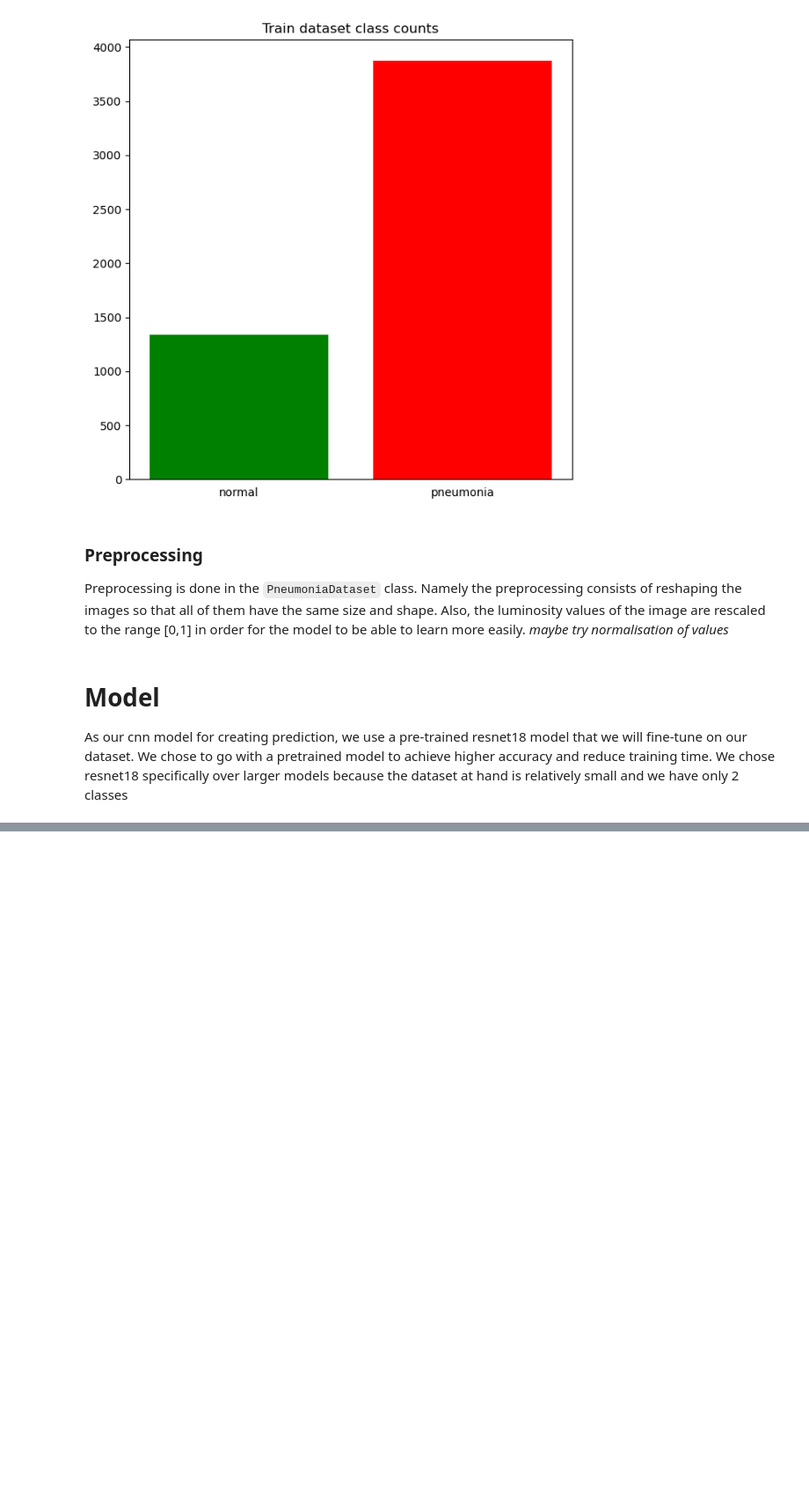
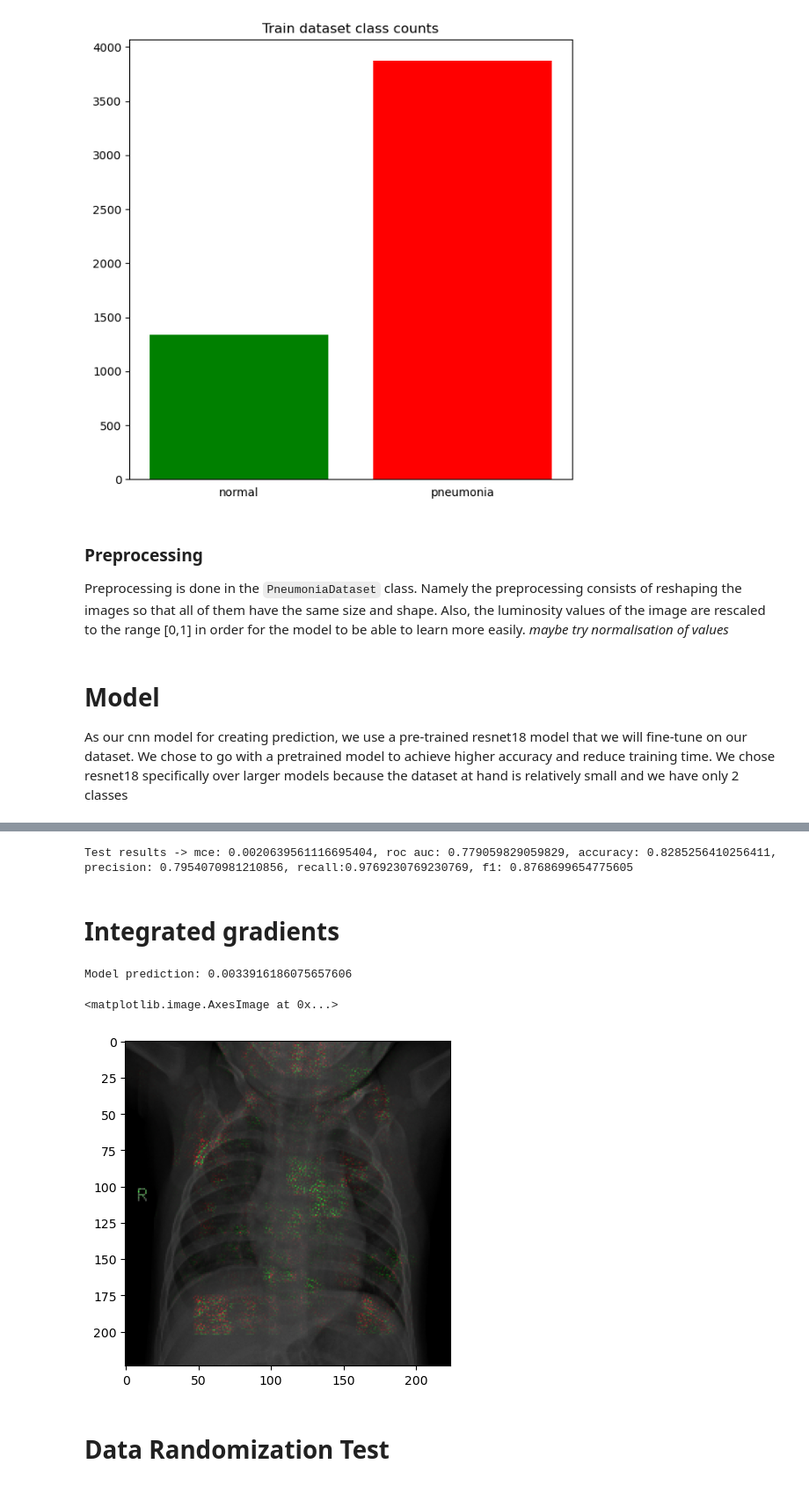
Before and after one commit to omkar-ethz/ml4hc-projects, a Jupyter notebook: part_2.ipynb, the cells around one changed output, grey strips where cells are left out. Shown at 88% size. Saved outputs shown, nothing was run; the diff lists cells and outputs as text; code cells hidden in the pictures; blank space fills up the shorter version.

```diff
--- a/part_2.ipynb
+++ b/part_2.ipynb
@@ -59,0 +54,2 @@ tensor([[0.0480]], grad_fn=<AddmmBackward0>)
+# %%
+model = SmallCNN()
@@ -59,0 +107,7 @@ tensor([[0.0480]], grad_fn=<AddmmBackward0>)
+# %%
+test_stats = validate(results["model"], testloader, train_args)
+print(f"Test results -> mce: {test_stats[0]}, roc auc: {test_stats[1]}, accuracy: {test_stats[2]}, precision: {test_stats[3]}, recall:{test_stats[4]}, f1: {test_stats[5]}")
+# %% [output]
+Test results -> mce: 0.0020639561116695404, roc auc: 0.779059829059829, accuracy: 0.8285256410256411, precision: 0.7954070981210856, recall:0.9769230769230769, f1: 0.8768699654775605
+# %% [markdown]
+# Integrated gradients
@@ -59,0 +130,27 @@ tensor([[0.0480]], grad_fn=<AddmmBackward0>)
+# %%
+def visualise_attribution_map(attribution, input, attribution_mul = 0.7, input_mul = 0.3):
+
+    root_img = input[0].detach().permute([1,2,0]).numpy()
+
+    ig = attribution[0]
+    green_mask = ig > 0
+    red_mask = ig < 0
+    green = torch.clone(ig).detach()
+    red = torch.clone(ig).detach()
+    green[red_mask] = 0
+    red[green_mask] = 0
+
+    green = green[0]
+    red = red[0]
+
+    red = torch.abs(red)
+
+    max_val = max(green.max(), red.max())
+
+    green = green/max_val
+    red = red/max_val
+    blue = torch.zeros(red.shape)
+
+    color_mask = torch.stack([red, green, blue])
+
+    return attribution_mul*color_mask.permute([1,2,0]).numpy() + input_mul*root_img
@@ -59,0 +159,11 @@ tensor([[0.0480]], grad_fn=<AddmmBackward0>)
+# %%
+input = train_dataset[220][0].unsqueeze(0).requires_grad_(True)
+print(f"Model prediction: {model(input).item()}")
+attribution = integrated_gradients(model, input, 500)
+plt.imshow(visualise_attribution_map(attribution, input))
+# %% [output]
+Model prediction: 0.0033916186075657606
+<matplotlib.image.AxesImage at 0x...>
+[figure, added]
+# %% [markdown]
+# Data Randomization Test
```
Also changed, not shown: parts of 15 cells of this notebook, 3 other files.
